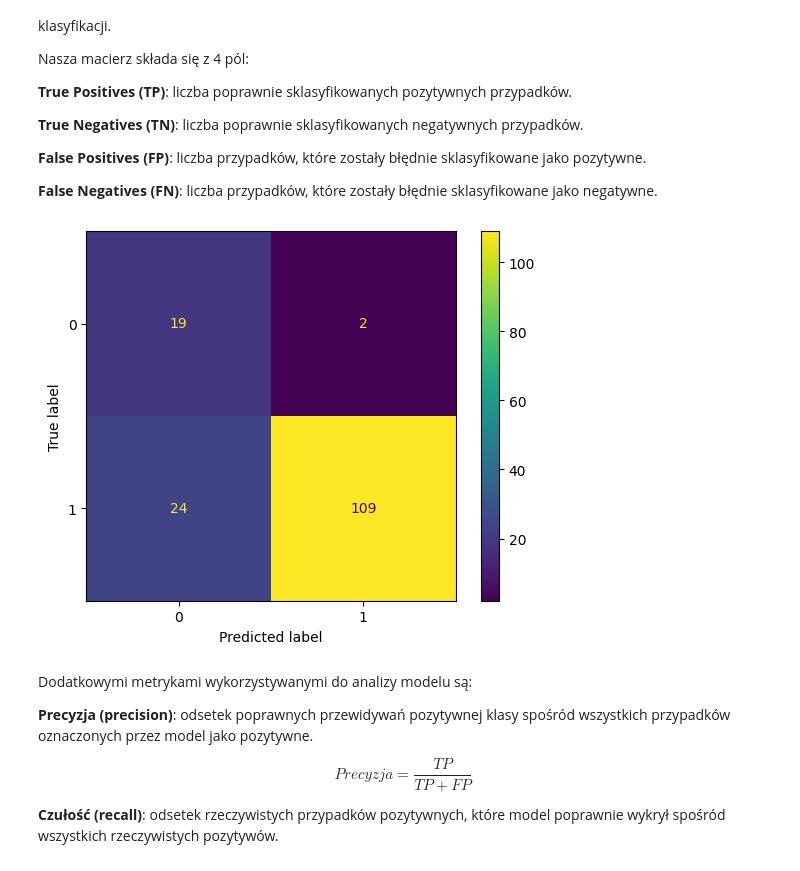
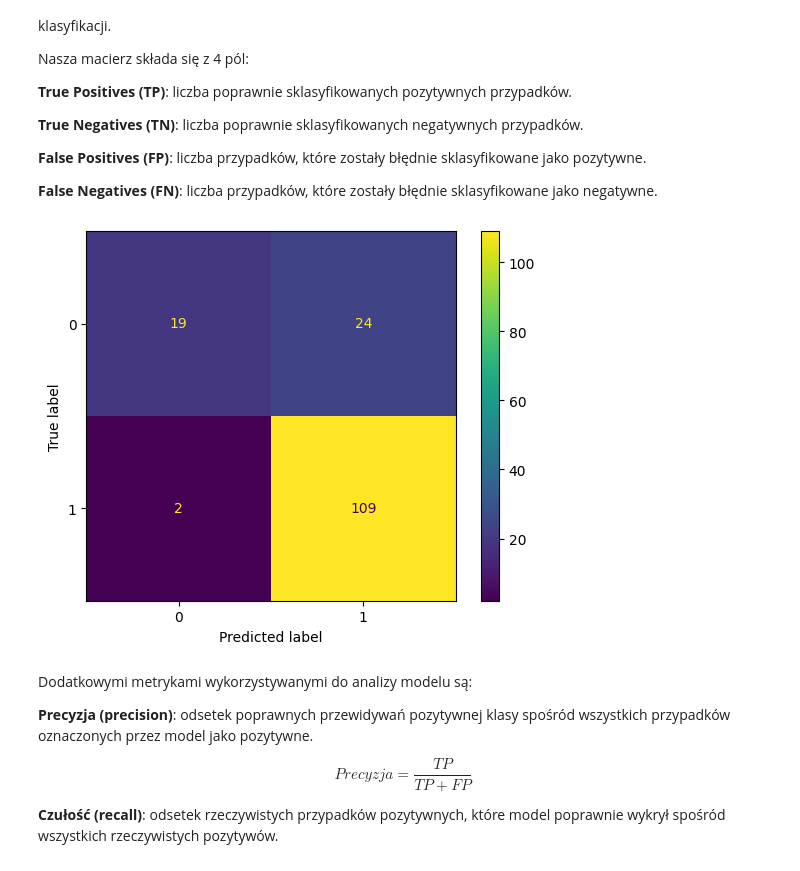
Before and after one commit to m-nadra/Notatki_ML, a Jupyter notebook: drzewa-decyzyjne.ipynb, the cells around one changed output. Drawn from its saved outputs; the diff is of its cells as text; code cells hidden in the pictures.

```diff
--- a/drzewa-decyzyjne.ipynb
+++ b/drzewa-decyzyjne.ipynb
@@ -148,12 +148,12 @@ Nasza macierz składa się z 4 pól:
 # %%
 y_pred = model.predict(x_test)
 
-cm = confusion_matrix(y_pred, y_test)
+cm = confusion_matrix(y_test, y_pred)
 
 ConfusionMatrixDisplay(cm).plot()
 plt.show()
 # %% [output]
-[figure, old version]
+[figure, new version]
 # %% [markdown]
 Dodatkowymi metrykami wykorzystywanymi do analizy modelu są:
 
```
